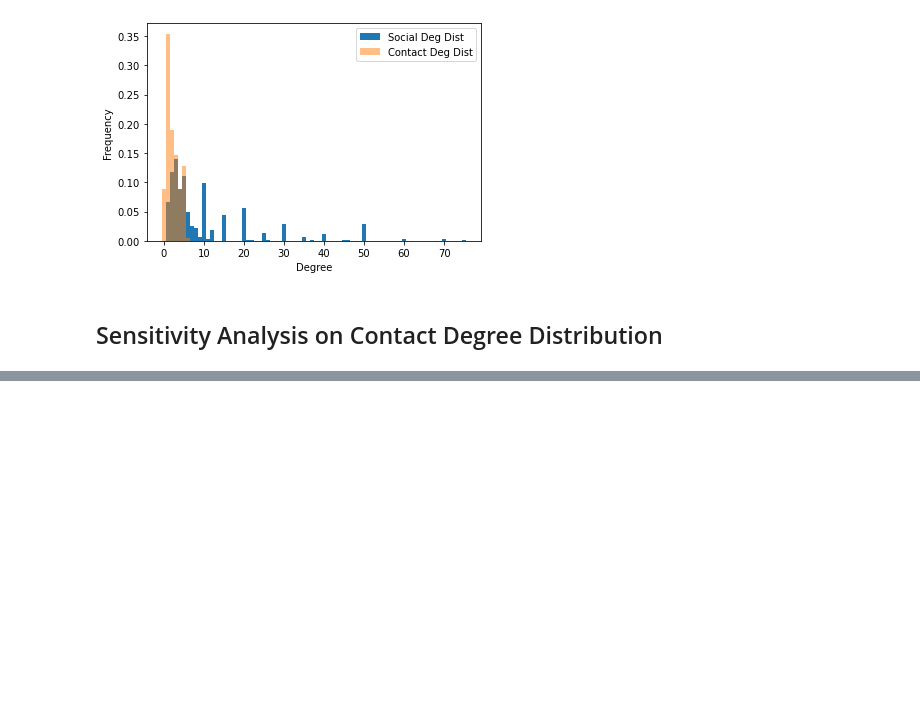
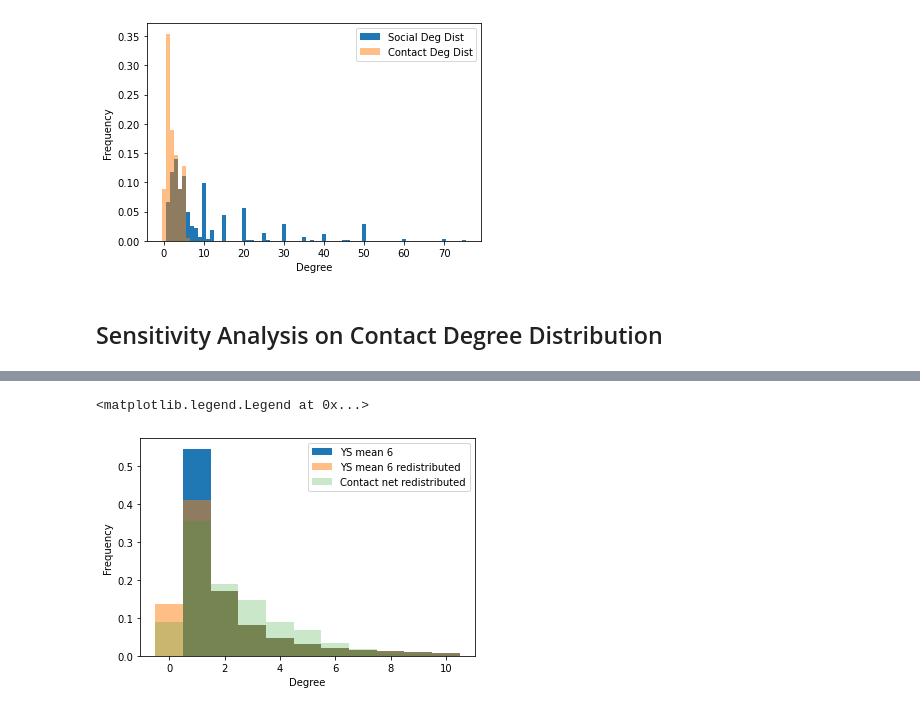
Before and after one commit to breecummins/social_sampling_in_epidemics, a Jupyter notebook: simulations/study_params_20220929/visualize_results.ipynb, the cells around one changed output, grey strips where cells are left out. Cells and saved outputs as stored; diff of their text form; code cells hidden in the pictures; blank space fills up the shorter version.

```diff
--- a/simulations/study_params_20220929/visualize_results.ipynb
+++ b/simulations/study_params_20220929/visualize_results.ipynb
@@ -274,0 +278,23 @@ plt.legend()
+# %%
+# plot original Yule-Simon distribution with mean 6
+plt.bar(x, yulesimon.pmf(x,mean6_alpha), width=1, label='YS mean 6', alpha=1)
+
+# redistribute 25% of the mass for degree 1 to degree 0
+y = yulesimon.pmf(x,mean6_alpha)
+zero = y[1]*0.25
+single = y[1]*0.75
+y = [zero,single]+list(y[2:])
+plt.bar(x, y, width=1, label='YS mean 6 redistributed', alpha=0.5)
+
+# redistribute degrees 5 and 6 in the uConnect data to bins 5-10, decreasing 50% each time
+contact_deg_dist_distributed = [0.089, 0.354, 0.189, 0.146, 0.089, 0.0676, 0.0338, 0.0169, 0.0085, 0.0042, 0.0021]
+plt.bar(x, contact_deg_dist_distributed, width=1, label='Contact net redistributed', alpha=0.25)
+
+
+# Add labels, title, and legend
+plt.xlabel('Degree')
+plt.ylabel('Frequency')
+plt.legend()
+# %% [output]
+<matplotlib.legend.Legend at 0x...>
+[figure, added]
```
Also changed, not shown: parts of 2 cells of this notebook.
